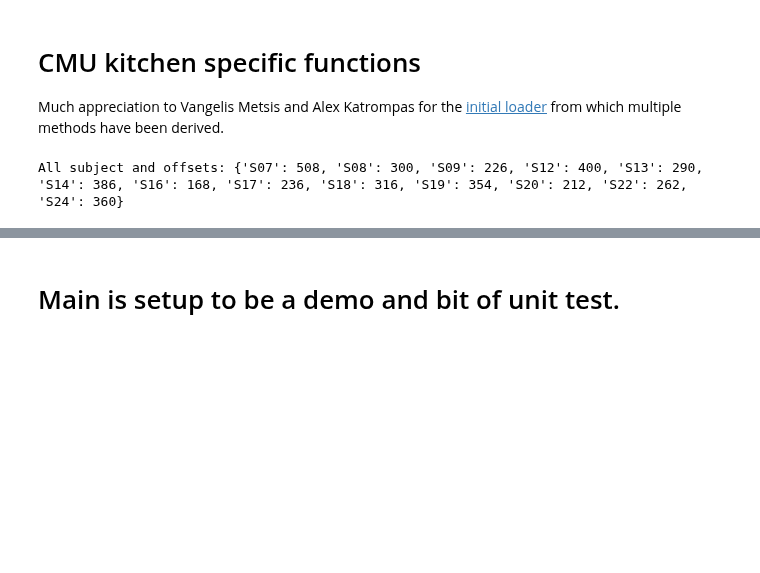
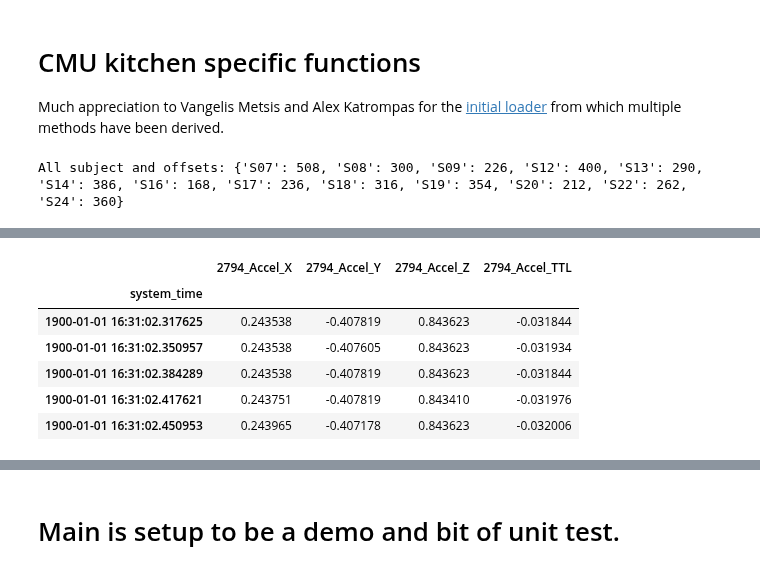
Before and after one commit to imics-lab/load_data_time_series, a Jupyter notebook: ADL/CMU-kitchen/CMU-MoCap-load-dataset.ipynb, the cells around one changed output, grey strips where cells are left out. Cells and saved outputs as stored; diff of their text form; code cells hidden in the pictures; blank space fills up the shorter version.

```diff
--- a/ADL/CMU-kitchen/CMU-MoCap-load-dataset.ipynb
+++ b/ADL/CMU-kitchen/CMU-MoCap-load-dataset.ipynb
@@ -313,0 +368,34 @@ if interactive:
+# %%
+def get_magnitude(df_xyz, unit_subtract = 0):
+    """Converts Cartisian component values into vector length
+    params:
+    df_xyz = a dataframe with 3 columns representing x, y, z values
+    unit_subtract = float used to convert to removed accel due to gravity (1 or 9.8 typically)
+    returns:
+    df = a single column dataframe with the vector lengths.
+    """
+    num_cols = len(df_xyz.columns)
+    if (num_cols != 3):
+        print("ERROR: get_magnitude expected 3 column dataframe, found", num_cols)
+        print(df.columns)
+        return
+    df_sqd = df_xyz.pow(2) #square each compenent
+    series_sum = df_sqd.sum(axis=1) #add sum of squares, new 1 col df
+    df_sum = series_sum.to_frame() # pandas sum function returns a series
+    df_ttl = df_sum.pow(0.5) - unit_subtract # sqrt minus unit_subtract
+    del df_sqd, df_sum
+    return df_ttl
+if interactive:
+    df_temp = df[['2794_Accel_X', '2794_Accel_Y', '2794_Accel_Z']]
+    df_mag = get_magnitude(df_temp, unit_subtract = 1)
+    df_mag.columns = ['2794_Accel_TTL']
+    df_all = pd.concat([df_temp, df_mag], axis = 1)
+    display(df_all.head())
+# %% [output]
+|  | 2794_Accel_X | 2794_Accel_Y | 2794_Accel_Z | 2794_Accel_TTL |
+| system_time |  |  |  |  |
+| 1900-01-01 16:31:02.317625 | 0.243538 | -0.407819 | 0.843623 | -0.031844 |
+| 1900-01-01 16:31:02.350957 | 0.243538 | -0.407605 | 0.843623 | -0.031934 |
+| 1900-01-01 16:31:02.384289 | 0.243538 | -0.407819 | 0.843623 | -0.031844 |
+| 1900-01-01 16:31:02.417621 | 0.243751 | -0.407819 | 0.843410 | -0.031976 |
+| 1900-01-01 16:31:02.450953 | 0.243965 | -0.407178 | 0.843623 | -0.032006 |
```
Also changed, not shown: parts of 5 cells of this notebook.
